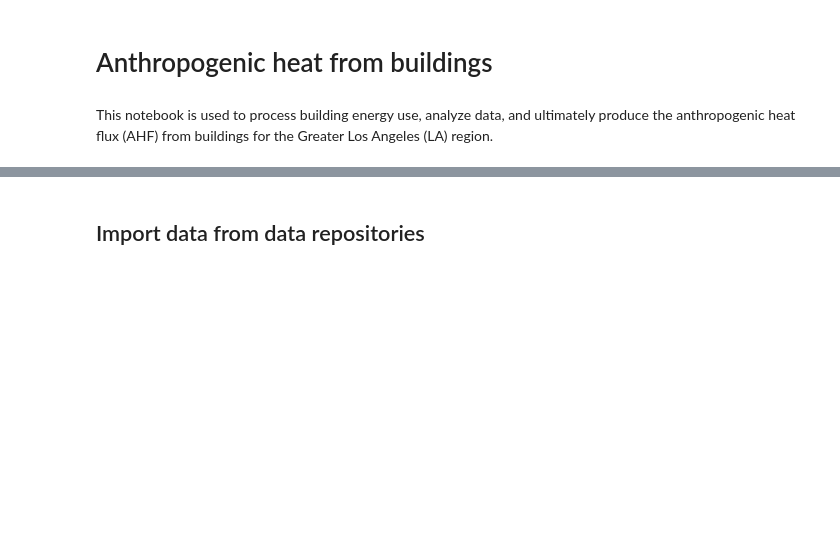
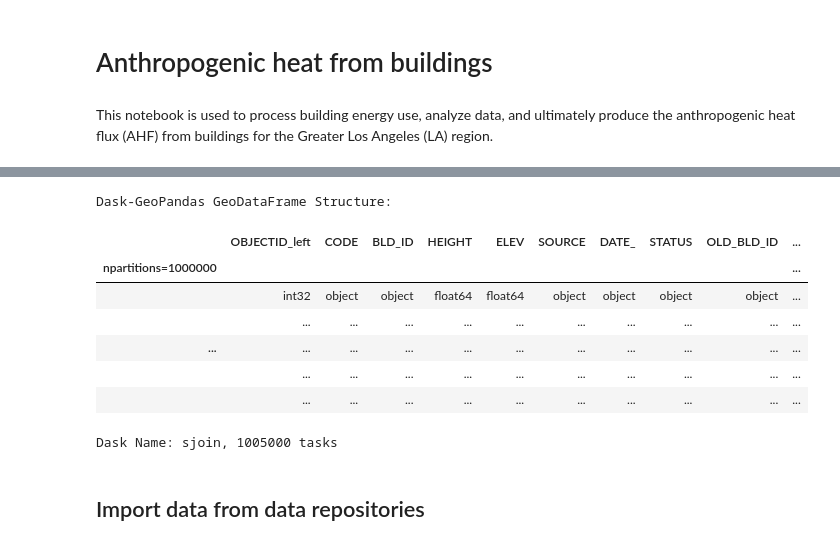
Before and after one commit to josephko91/anthropogenic-heat-la, a Jupyter notebook: anthropogenic-heat-buildings.ipynb, the cells around one changed output, grey strips where cells are left out. Drawn from its saved outputs; the diff is of its cells as text; code cells hidden in the pictures; blank space fills up the shorter version.

Commit message:
start dask test case

```diff
--- a/anthropogenic-heat-buildings.ipynb
+++ b/anthropogenic-heat-buildings.ipynb
@@ -26,3 +85,9 @@ import pyogrio
 # regular geopandas
 parcels_usc_dir = '/Users/josephko/USC/Research/Anthropogenic Heat/boundaries/LA_County_Parcels_usc.geojson'
 parcels_usc_df = gpd.read_file(parcels_usc_dir)
+# %%
+%%time
+# Import LARIAC data
+# dask geopandas
+lariac_usc_dir = '/Users/josephko/USC/Research/Anthropogenic Heat/lariac/Countywide_Building_Outlines_2017.gpkg'
+lariac_usc_df = dgpd.read_file(lariac_usc_dir, npartitions = 1000)
@@ -33,0 +106,6 @@ parcels_usc_df = dgpd.read_file(parcels_usc_dir, npartitions = 1000)
+# %%
+%%time
+# spatial join LARIAC and parcels dataframe
+parcels_usc_res_df = parcels_usc_df[parcels_usc_df['UseType'] == 'Residential'] # filter for only residential
+parcels_usc_res_df.drop_duplicates('geometry', inplace=True) # !!!REMOVE DUPLICATE PARCELS!!!
+lariac_usc_merged_inner = dgpd.sjoin(lariac_usc_df, parcels_usc_res_df, how='inner')
@@ -33,0 +115,12 @@ parcels_usc_df = dgpd.read_file(parcels_usc_dir, npartitions = 1000)
+# %%
+lariac_usc_merged_inner
+# %% [output]
+Dask-GeoPandas GeoDataFrame Structure:
+|  | OBJECTID_left | CODE | BLD_ID | HEIGHT | ELEV | SOURCE | DATE_ | STATUS | OLD_BLD_ID | ... |
+| npartitions=1000000 |  |  |  |  |  |  |  |  |  | ... |
+|  | int32 | object | object | float64 | float64 | object | object | object | object | ... |
+|  | ... | ... | ... | ... | ... | ... | ... | ... | ... | ... |
+| ... | ... | ... | ... | ... | ... | ... | ... | ... | ... | ... |
+|  | ... | ... | ... | ... | ... | ... | ... | ... | ... | ... |
+|  | ... | ... | ... | ... | ... | ... | ... | ... | ... | ... |
+Dask Name: sjoin, 1005000 tasks
```
Also changed, not shown: parts of 10 cells of this notebook.
